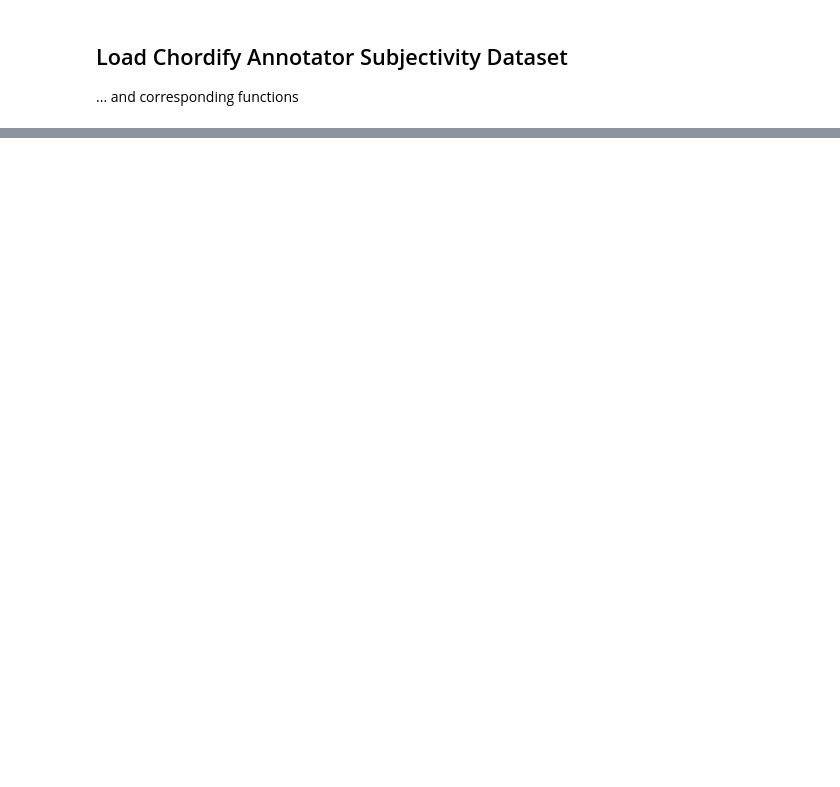
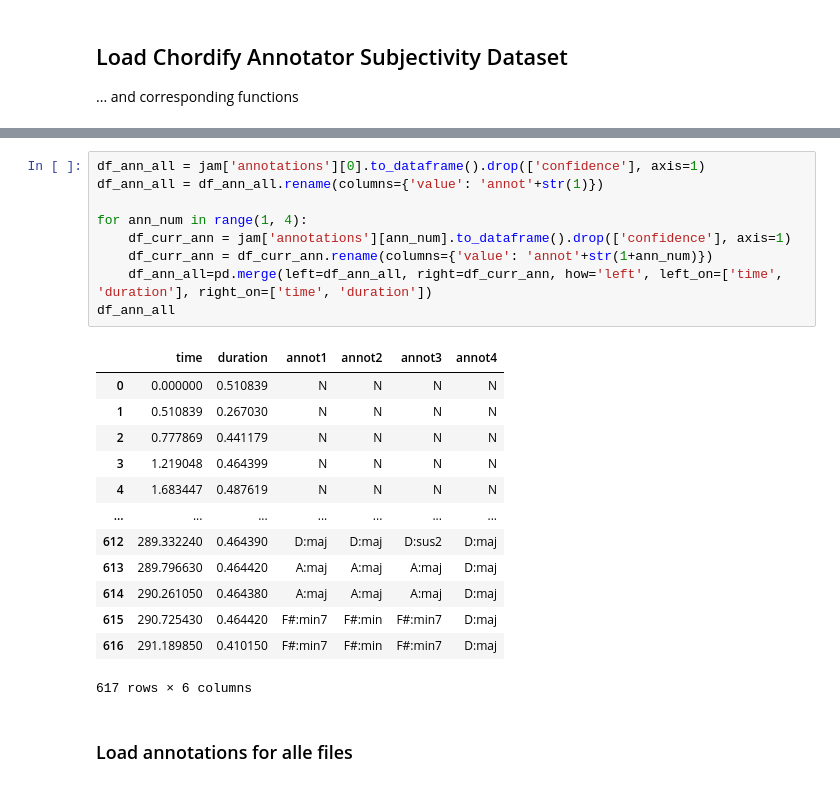
Before and after one commit to christofw/chord_eval, a Jupyter notebook: analyze_CASD.ipynb, the cells around one changed output, grey strips where cells are left out. Cells and saved outputs as stored; diff of their text form; blank space fills up the shorter version.

```diff
--- a/analyze_CASD.ipynb
+++ b/analyze_CASD.ipynb
@@ -48,0 +106,25 @@ plotchroma(filename)
+# %%
+df_ann_all = jam['annotations'][0].to_dataframe().drop(['confidence'], axis=1)
+df_ann_all = df_ann_all.rename(columns={'value': 'annot'+str(1)})
+
+for ann_num in range(1, 4):
+    df_curr_ann = jam['annotations'][ann_num].to_dataframe().drop(['confidence'], axis=1)
+    df_curr_ann = df_curr_ann.rename(columns={'value': 'annot'+str(1+ann_num)})
+    df_ann_all=pd.merge(left=df_ann_all, right=df_curr_ann, how='left', left_on=['time', 'duration'], right_on=['time', 'duration'])
+df_ann_all
+# %% [output]
+|  | time | duration | annot1 | annot2 | annot3 | annot4 |
+| 0 | 0.000000 | 0.510839 | N | N | N | N |
+| 1 | 0.510839 | 0.267030 | N | N | N | N |
+| 2 | 0.777869 | 0.441179 | N | N | N | N |
+| 3 | 1.219048 | 0.464399 | N | N | N | N |
+| 4 | 1.683447 | 0.487619 | N | N | N | N |
+| ... | ... | ... | ... | ... | ... | ... |
+| 612 | 289.332240 | 0.464390 | D:maj | D:maj | D:sus2 | D:maj |
+| 613 | 289.796630 | 0.464420 | A:maj | A:maj | A:maj | D:maj |
+| 614 | 290.261050 | 0.464380 | A:maj | A:maj | A:maj | D:maj |
+| 615 | 290.725430 | 0.464420 | F#:min7 | F#:min | F#:min7 | D:maj |
+| 616 | 291.189850 | 0.410150 | F#:min7 | F#:min | F#:min7 | D:maj |
+617 rows × 6 columns
+# %% [markdown]
+### Load annotations for alle files
```
Also changed, not shown: parts of 21 cells of this notebook.
